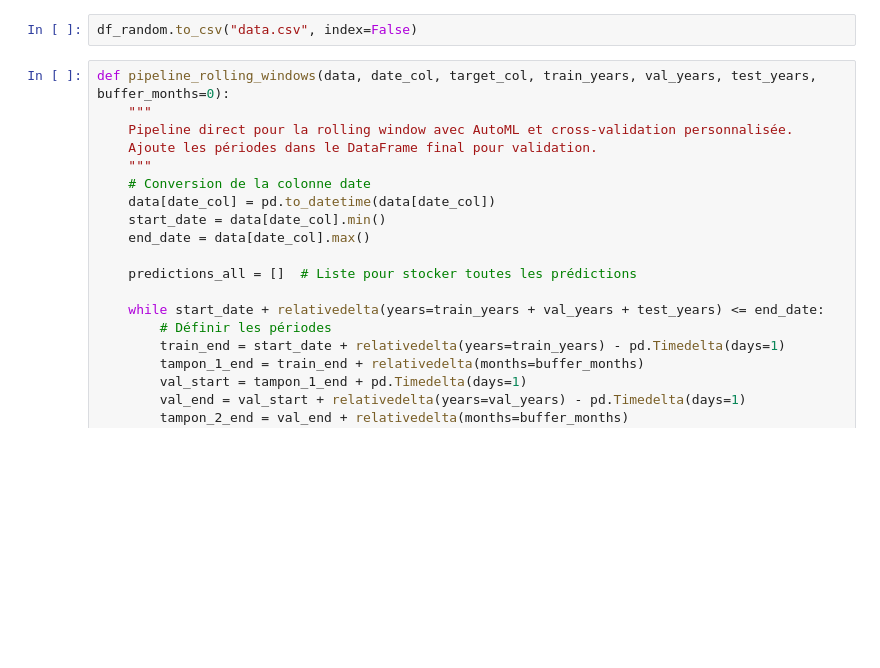
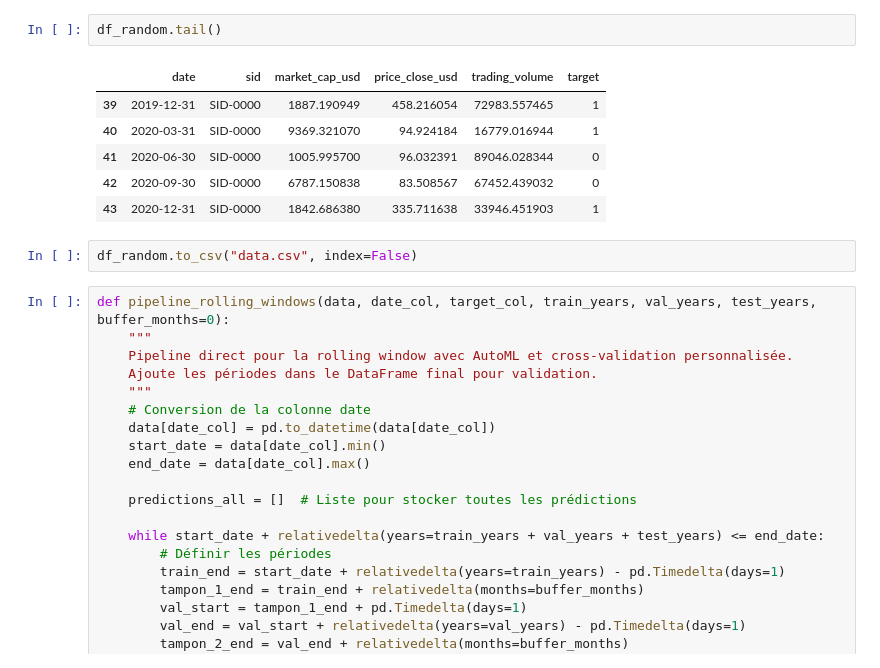
Before and after one commit to DominicPrenovost/AutoML-Practice, a Jupyter notebook: Clean Version 2.ipynb, the cells around one changed output. Cells and saved outputs as stored; diff of their text form; blank space fills up the shorter version.

```diff
--- a/Clean Version 2.ipynb
+++ b/Clean Version 2.ipynb
@@ -56,3 +54,12 @@ df_random.shape
+# %%
+df_random.tail()
+# %% [output]
+|  | date | sid | market_cap_usd | price_close_usd | trading_volume | target |
+| 39 | 2019-12-31 | SID-0000 | 1887.190949 | 458.216054 | 72983.557465 | 1 |
+| 40 | 2020-03-31 | SID-0000 | 9369.321070 | 94.924184 | 16779.016944 | 1 |
+| 41 | 2020-06-30 | SID-0000 | 1005.995700 | 96.032391 | 89046.028344 | 0 |
+| 42 | 2020-09-30 | SID-0000 | 6787.150838 | 83.508567 | 67452.439032 | 0 |
+| 43 | 2020-12-31 | SID-0000 | 1842.686380 | 335.711638 | 33946.451903 | 1 |
 # %%
 df_random.to_csv("data.csv", index=False)
 # %%
```
Also changed, not shown: parts of 5 cells of this notebook, 3 other files.
